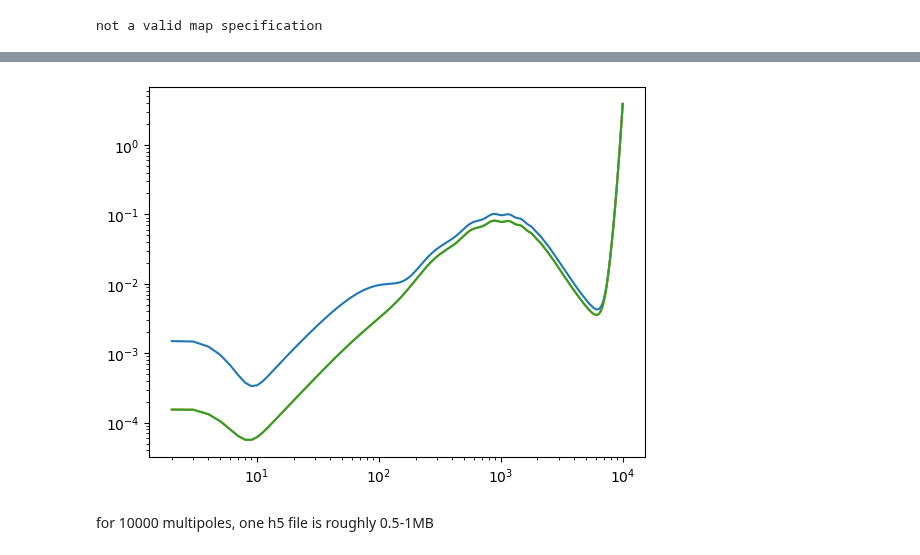
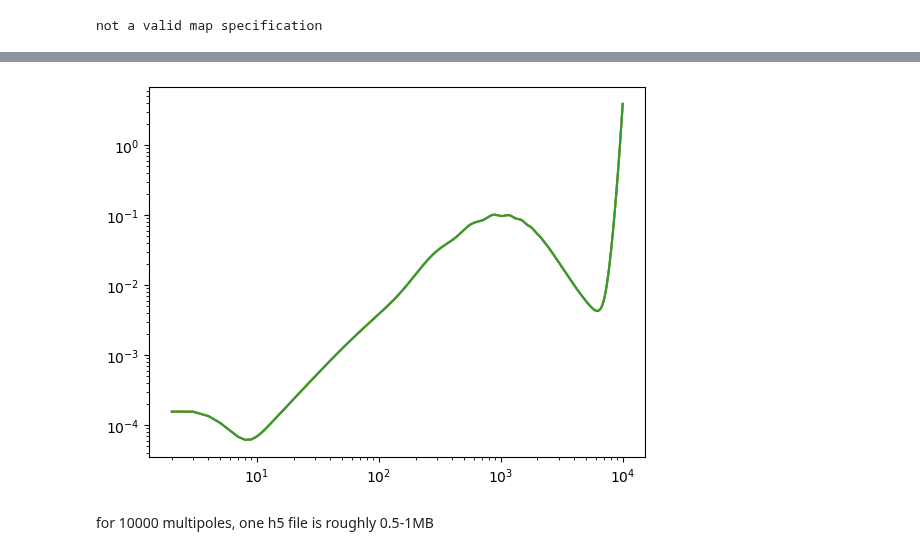
Before and after one commit to deepskies/DeepCMBsim, a Jupyter notebook: notebooks/simcmb_example.ipynb, the cells around one changed output, grey strips where cells are left out. Drawn from its saved outputs; the diff is of its cells as text; code cells hidden in the pictures.

Commit message:
parameter information comes out of runs correctly (thanks Humna!)

```diff
--- a/notebooks/simcmb_example.ipynb
+++ b/notebooks/simcmb_example.ipynb
@@ -158,13 +158,13 @@ f1.flatmap('J')
 # %% [output]
 not a valid map specification
 # %%
-new_YD = simcmb.Ydict(user_config="/Users/sammcd/simcmb/simcmb/outfiles/runid_230510162304075266_002278_params.yaml")
+new_YD = simcmb.Yobj(user_config="/Users/sammcd/simcmb/simcmb/outfiles/runid_230511120513379726_970660_params.yaml")
 new_PM = simcmb.PS_Maker(new_YD)
 # %%
 import h5py
 # %%
 old_cls = {}
-with h5py.File("/Users/sammcd/simcmb/simcmb/outfiles/runid_230510162304075266_002278_results.h5", 'r') as f:
+with h5py.File("/Users/sammcd/simcmb/simcmb/outfiles/runid_230511120513379726_970660_results.h5", 'r') as f:
     for k in f:
         old_cls[k] = np.array(f[k])
 # %%
@@ -174,11 +174,11 @@ from 16:26:08.584258 P to 16:26:09.938164 P or 1.353906 seconds total
 # %%
 plt.plot(new_cls['l'][2:], new_cls['clBB'][2:])
-plt.plot(new_cls['l'][2:], PM0.results['runid_230510162304075266_002278']['clBB'][2:])
+plt.plot(new_cls['l'][2:], PM0.results['runid_230511120513379726_970660']['clBB'][2:])
 plt.plot(old_cls['l'][2:], old_cls['clBB'][2:])
 plt.loglog()
 plt.show()
 # %% [output]
-[figure, old version]
+[figure, new version]
 # %%
 Yd0.update_val?
 # %% [markdown]
```
Also changed, not shown: parts of 10 cells of this notebook, 1 other file.
